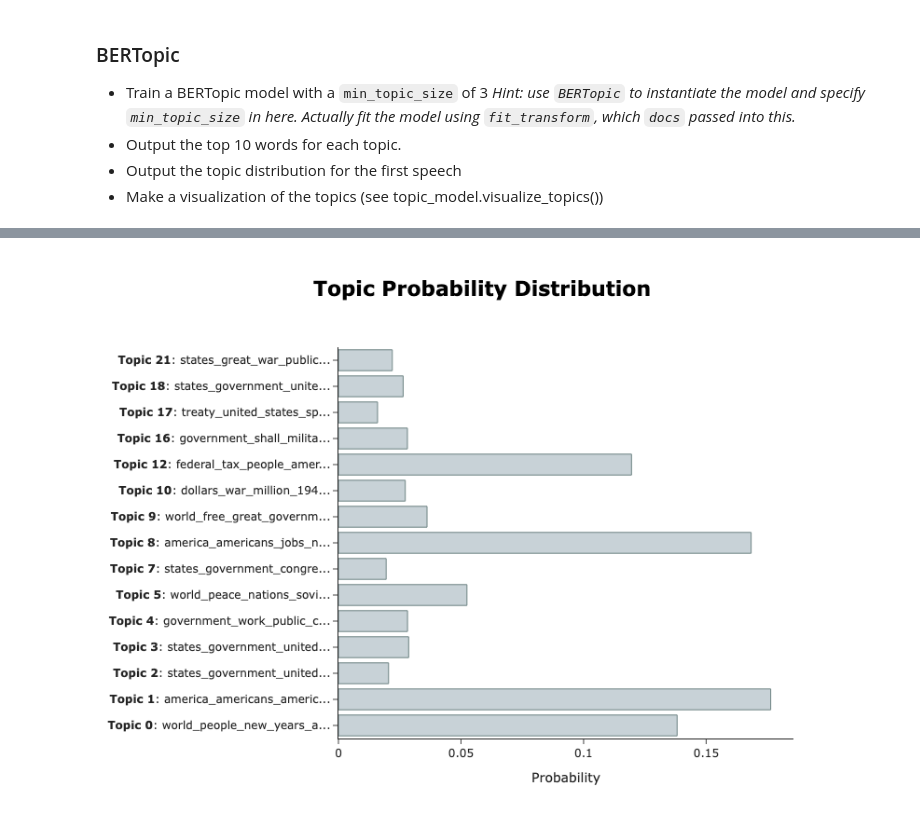
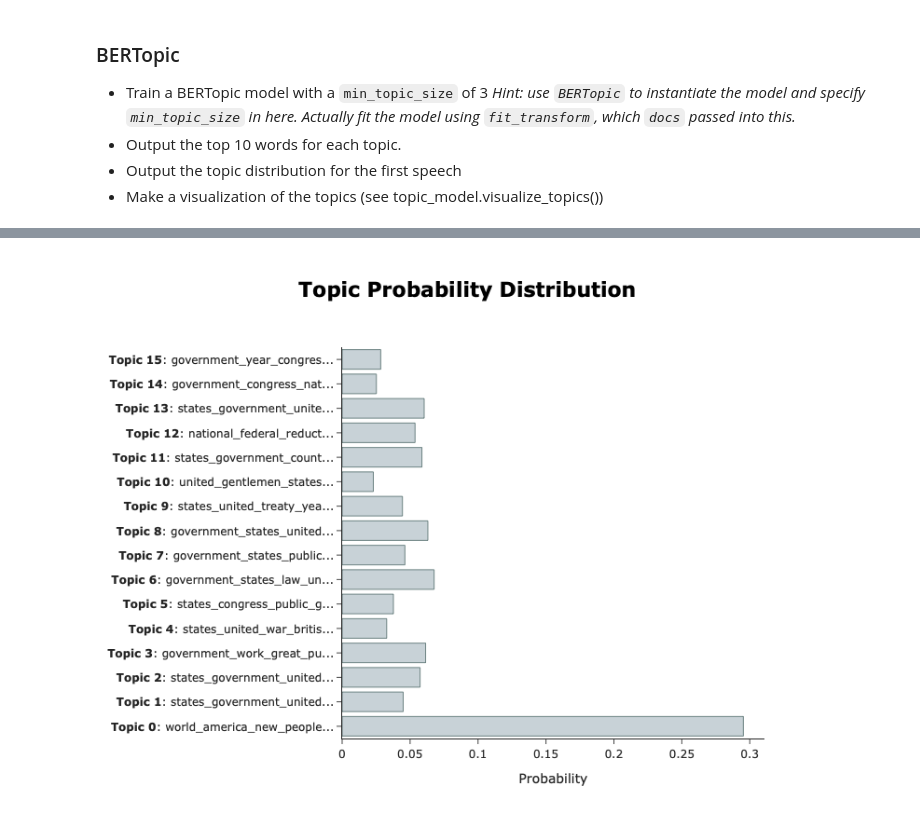
Before and after one commit to UCB-stat-159-f25/proj02-group16, a Jupyter notebook: nlp-P03.ipynb, the cells around one changed output, grey strips where cells are left out. Drawn from its saved outputs; the diff is of its cells as text; code cells hidden in the pictures.

Commit message:
finished part 3, first edition

```diff
--- a/nlp-P03.ipynb
+++ b/nlp-P03.ipynb
@@ -392,13 +10,22 @@ pd.DataFrame({"Word": word_list, "IDF Score": idf_score, "TF-IDF Score": tf_idf}
     - https://maartengr.github.io/BERTopic/getting_started/visualization/visualize_documents.html#visualize-documents-with-plotly
     - https://maartengr.github.io/BERTopic/getting_started/visualization/visualize_topics.html
 # %%
+import pandas as pd
+import matplotlib.pyplot as plt
+import seaborn as sns
+from collections import Counter
+import spacy
 from spacy import displacy
-from bertopic import BERTopic
 from gensim.corpora import Dictionary
 from gensim.models import LdaModel
 from sklearn.feature_extraction.text import CountVectorizer
+from bertopic import BERTopic
 import pyLDAvis
 import pyLDAvis.gensim_models
+plt.style.use('seaborn-v0_8-dark')
+sou = pd.read_csv("data/SOTU.csv")
+nlp = spacy.load("en_core_web_sm")
+sou.head()
 # %% [markdown]
 ### LDA
 
@@ -460,6 +146,14 @@ pyLDAvis.enable_notebook()
 docs = sou['Text'].to_list()
 # %%
 # train the model - this takes about 30 seconds
+topic_model = BERTopic(
+    min_topic_size=3,
+    verbose=True,
+)
+
+topics, probs = topic_model.fit_transform(docs)
 
 # remove stop words from the topics (Hint: use CountVectorizer and then .update_topics on topic_model)
+vectorizer_model = CountVectorizer(stop_words="english")
+topic_model.update_topics(docs, vectorizer_model=vectorizer_model)
 # %% [output]
@@ -494,8 +184,13 @@ docs = sou['Text'].to_list()
 # %%
 # output the topic distribution for the first speech
 # hint: check out approximate_distribution() and visualize_distribution()
+first_doc = [docs[0]]
+
+topic_probs, _ = topic_model.approximate_distribution(first_doc)
+fig = topic_model.visualize_distribution(topic_probs[0])
+fig
 # %% [output]
-[figure, old version]
+[figure, new version]
 # %%
 # run this cell to visualize the topics
 topic_model.visualize_topics()
```
Also changed, not shown: parts of 63 cells of this notebook.
